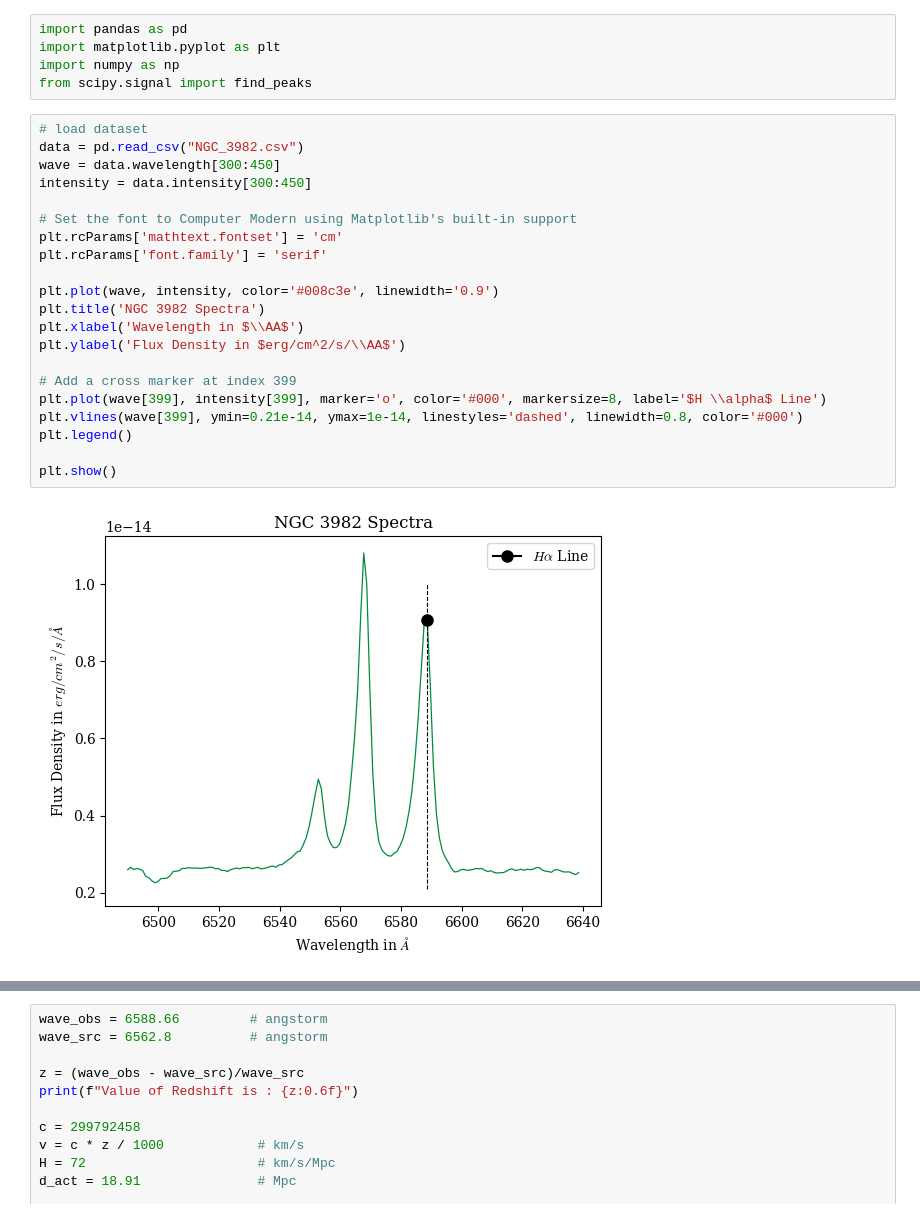
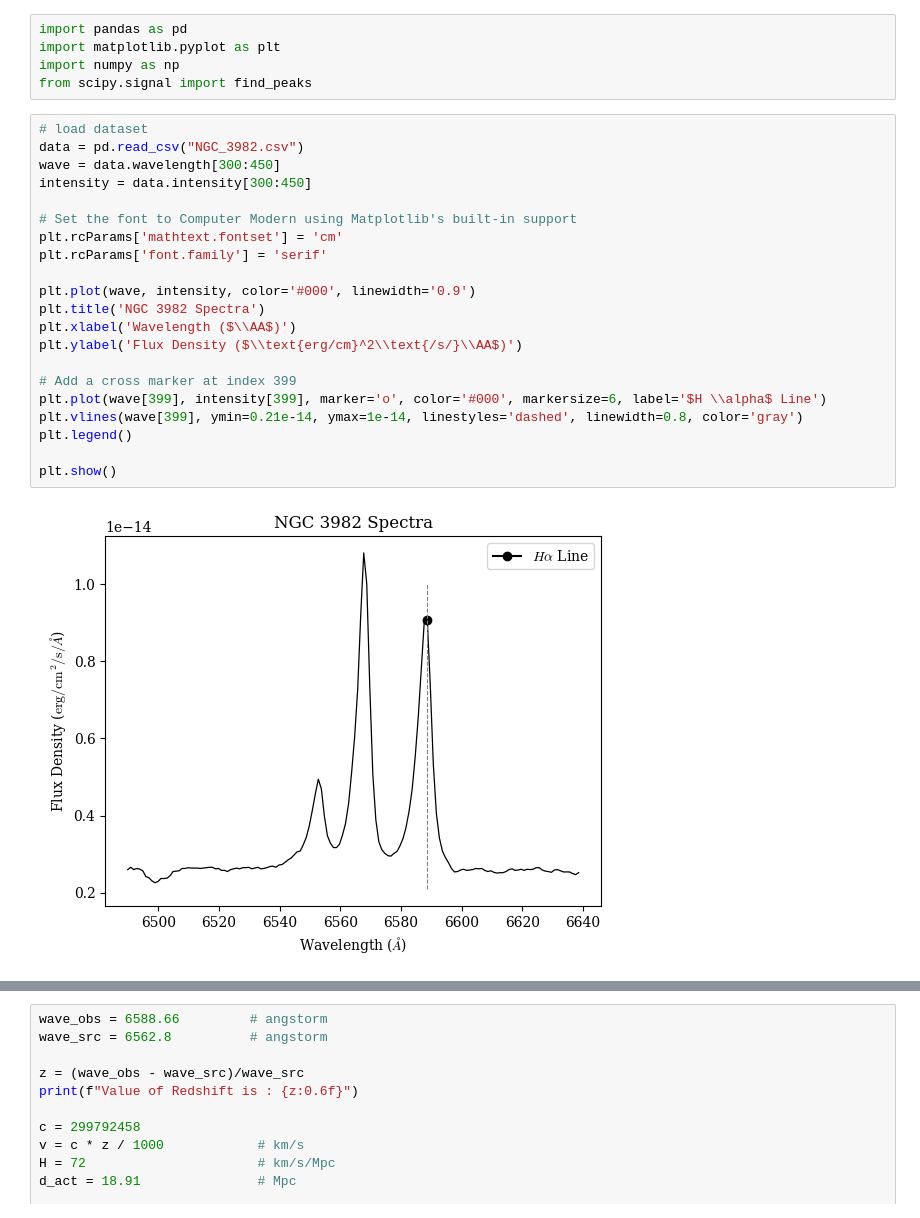
Before and after one commit to camsustResearchProject/Astronomy-Project-for-Amateurs, a Jupyter notebook: 11thCommitteeProjects/Project_1/NGC_3982.ipynb, the cells around one changed output, grey strips where cells are left out. Cells and saved outputs as stored; diff of their text form.

Commit message:
spectra color

```diff
--- a/11thCommitteeProjects/Project_1/NGC_3982.ipynb
+++ b/11thCommitteeProjects/Project_1/NGC_3982.ipynb
@@ -20,26 +20,26 @@ from scipy.signal import find_peaks
 # %%
 # load dataset
 data = pd.read_csv("NGC_3982.csv")
 wave = data.wavelength[300:450]
 intensity = data.intensity[300:450]
 
 # Set the font to Computer Modern using Matplotlib's built-in support
 plt.rcParams['mathtext.fontset'] = 'cm'
 plt.rcParams['font.family'] = 'serif'
 
-plt.plot(wave, intensity, color='#008c3e', linewidth='0.9')
+plt.plot(wave, intensity, color='#000', linewidth='0.9')
 plt.title('NGC 3982 Spectra')
-plt.xlabel('Wavelength in $\\AA$')
-plt.ylabel('Flux Density in $erg/cm^2/s/\\AA$')
+plt.xlabel('Wavelength ($\\AA$)')
+plt.ylabel('Flux Density ($\\text{erg/cm}^2\\text{/s/}\\AA$)')
 
 # Add a cross marker at index 399
-plt.plot(wave[399], intensity[399], marker='o', color='#000', markersize=8, label='$H \\alpha$ Line')
-plt.vlines(wave[399], ymin=0.21e-14, ymax=1e-14, linestyles='dashed', linewidth=0.8, color='#000')
+plt.plot(wave[399], intensity[399], marker='o', color='#000', markersize=6, label='$H \\alpha$ Line')
+plt.vlines(wave[399], ymin=0.21e-14, ymax=1e-14, linestyles='dashed', linewidth=0.8, color='gray')
 plt.legend()
 
 plt.show()
 # %% [output]
-[figure, old version]
+[figure, new version]
 # %%
 # finding the red shifted wavelength of the H beta line
 peak = find_peaks(intensity, height =0.8e-14)
```
Also changed, not shown: parts of 1 cell of this notebook.
